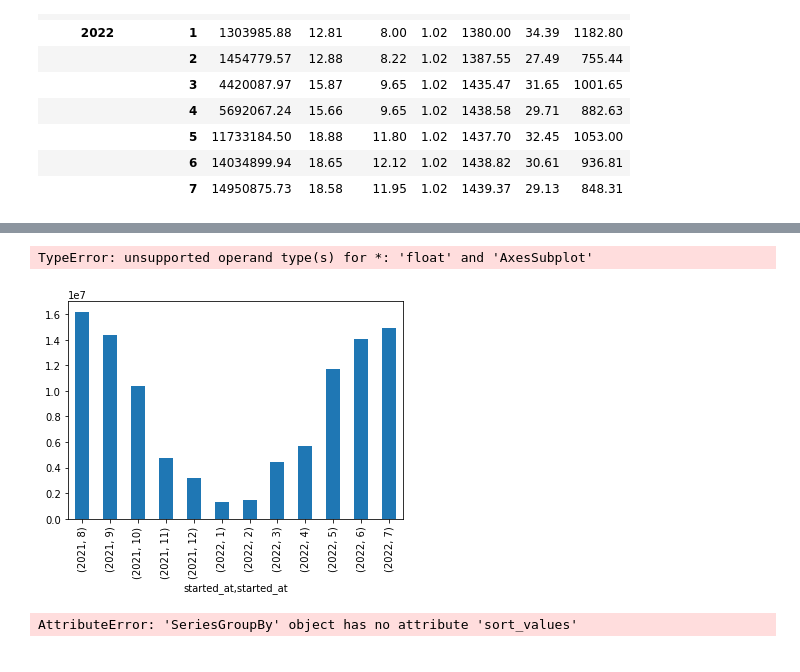
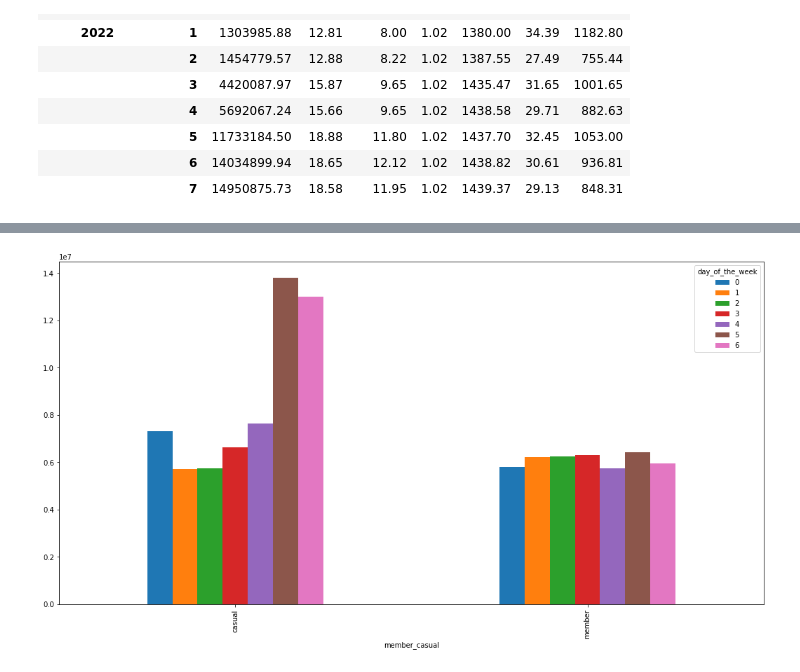
Before and after one commit to AlvaroValdelamar/Google-Data-Capstone-Project, a Jupyter notebook: src/main_script.ipynb, the cells around one changed output, grey strips where cells are left out. Saved outputs shown, nothing was run; the diff lists cells and outputs as text; code cells hidden in the pictures.

```diff
--- a/src/main_script.ipynb
+++ b/src/main_script.ipynb
@@ -650,9 +649,8 @@ analysis1
 # %%
-trips_by_month_year['trip_duration'].sum().plot(kind='bar')
+ax = trips_2021_2022.groupby([
+                        'member_casual',
+                        'day_of_the_week'])['trip_duration'].sum(
+                        ).unstack().plot(kind='bar', stacked=False,
+                        figsize=(18,9))
 # %% [output]
-TypeError: unsupported operand type(s) for *: 'float' and 'AxesSubplot'
-[figure, old version]
+[figure, new version]
-# %%
-analysis1.apply(lambda _df: _df.sort_values(by=['id']))
-# %% [output]
-AttributeError: 'SeriesGroupBy' object has no attribute 'sort_values'
```
Also changed, not shown: parts of 5 cells of this notebook.
